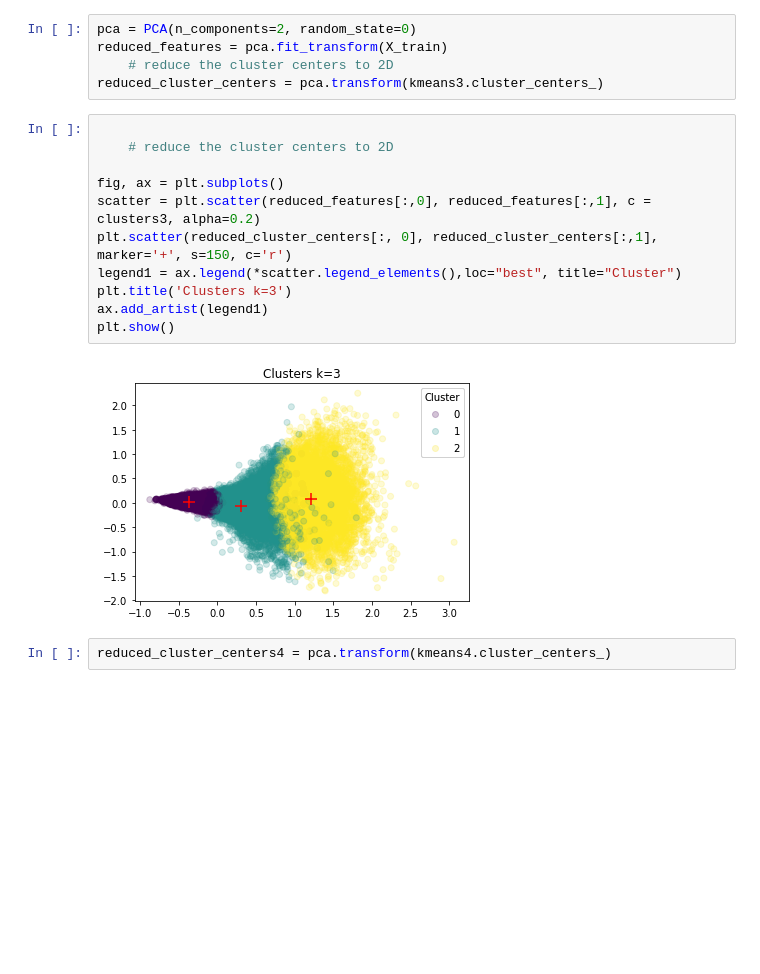
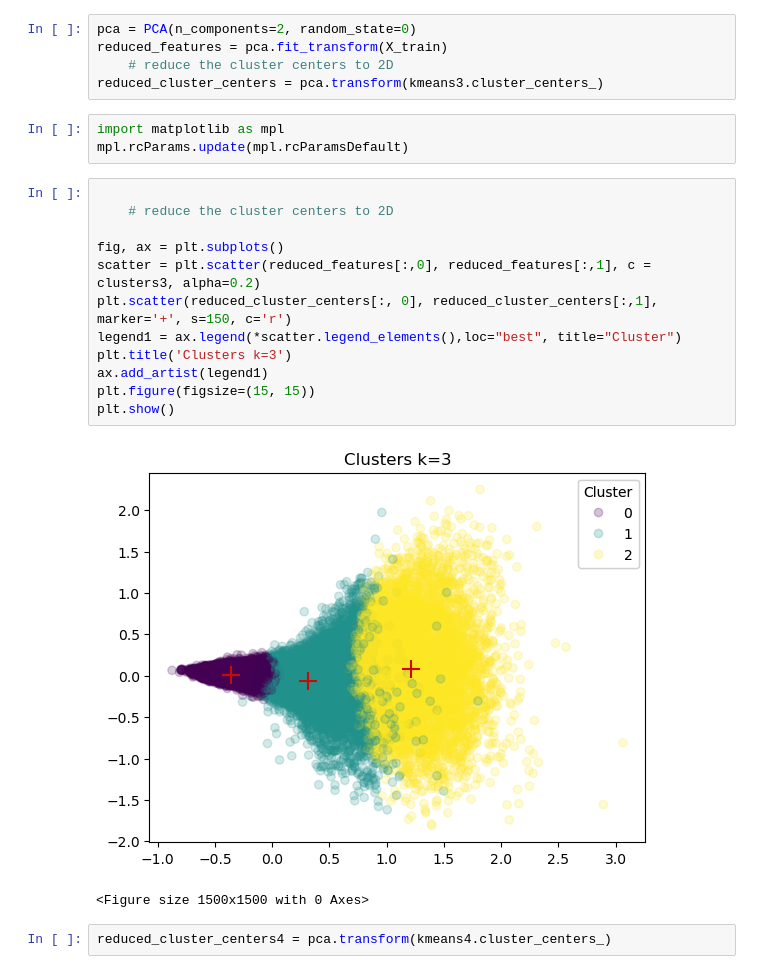
Before and after one commit to crisywini/sentiment-analysis-report, a Jupyter notebook: clustering.ipynb, the cells around one changed output. Cells and saved outputs as stored; diff of their text form; blank space fills up the shorter version.

Commit message:
Added the changes to the visualization

```diff
--- a/clustering.ipynb
+++ b/clustering.ipynb
@@ -273,19 +273,24 @@ pca = PCA(n_components=2, random_state=0)
 reduced_features = pca.fit_transform(X_train)
     # reduce the cluster centers to 2D
 reduced_cluster_centers = pca.transform(kmeans3.cluster_centers_)
+# %%
+import matplotlib as mpl
+mpl.rcParams.update(mpl.rcParamsDefault)
 # %%
 
     # reduce the cluster centers to 2D
 
 fig, ax = plt.subplots()
 scatter = plt.scatter(reduced_features[:,0], reduced_features[:,1], c = clusters3, alpha=0.2)
 plt.scatter(reduced_cluster_centers[:, 0], reduced_cluster_centers[:,1], marker='+', s=150, c='r')
 legend1 = ax.legend(*scatter.legend_elements(),loc="best", title="Cluster")
 plt.title('Clusters k=3')
 ax.add_artist(legend1)
+plt.figure(figsize=(15, 15))
 plt.show()
 # %% [output]
-[figure, old version]
+[figure, new version]
+<Figure size 1500x1500 with 0 Axes>
 # %%
 reduced_cluster_centers4 = pca.transform(kmeans4.cluster_centers_)
 # %%
```
Also changed, not shown: parts of 7 cells of this notebook.
